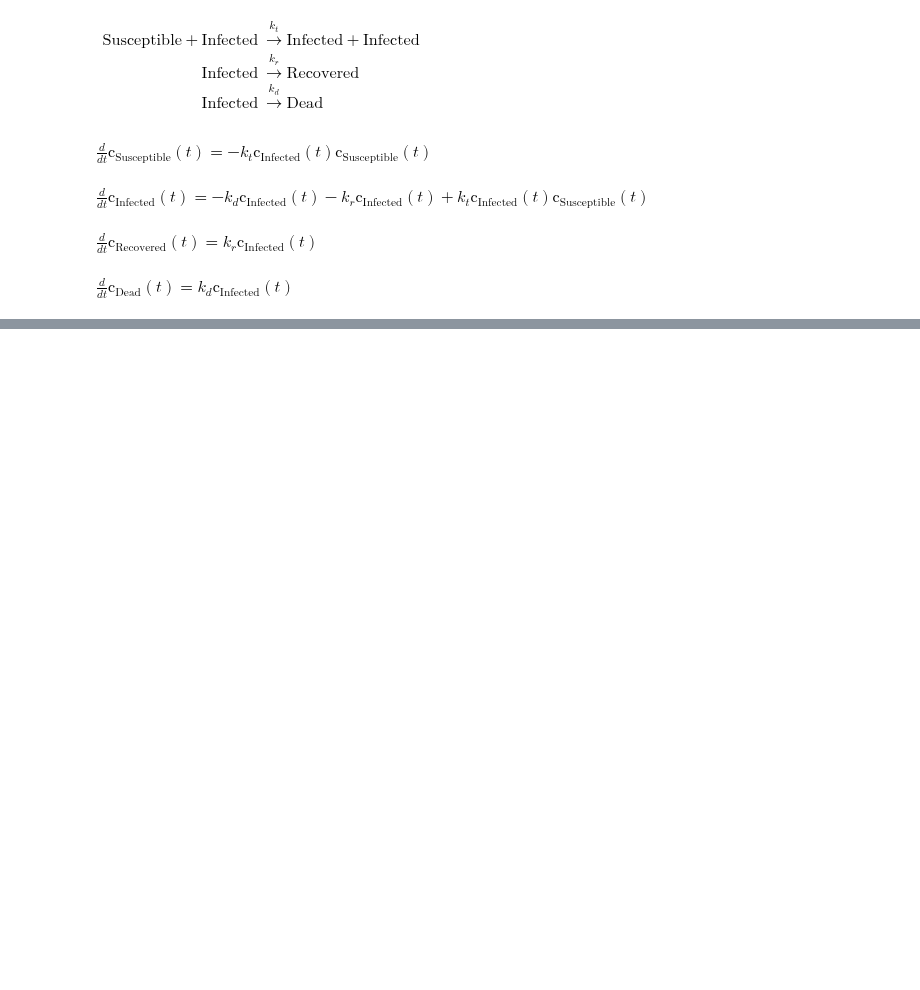
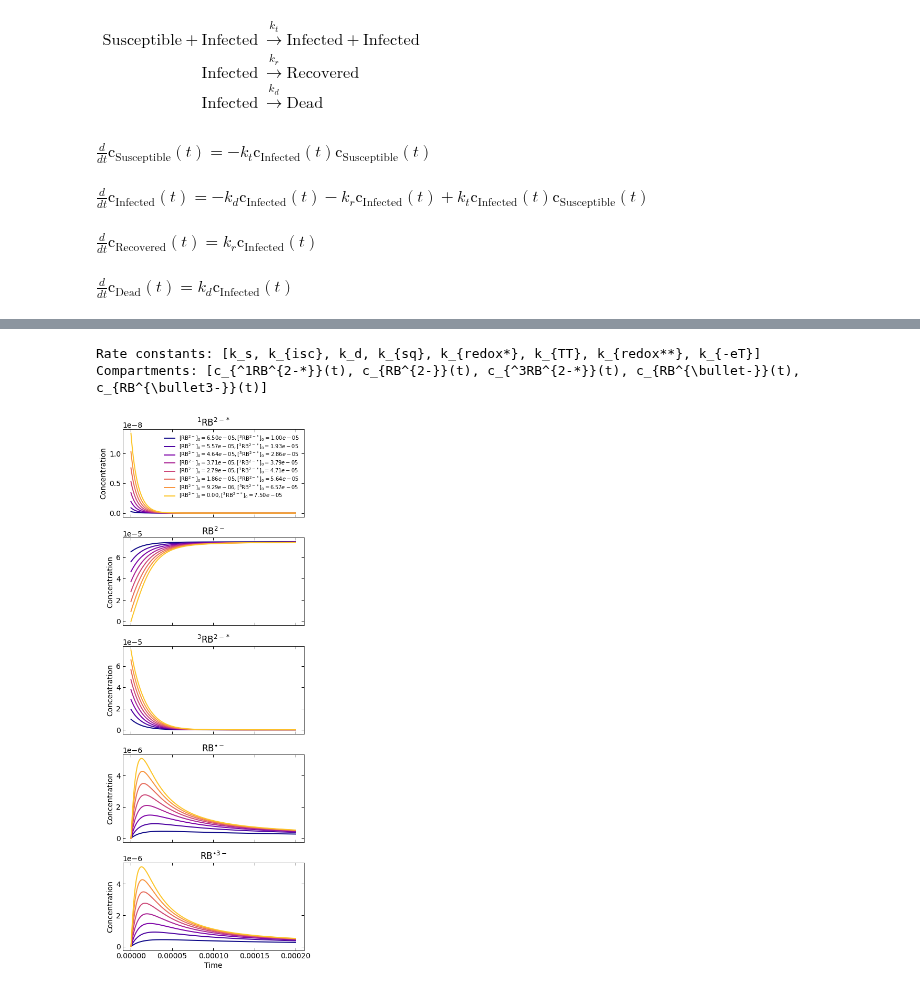
Before and after one commit to dmadea/Photo-Kinetic-Simulator, a Jupyter notebook: Simulator.ipynb, the cells around one changed output, grey strips where cells are left out. Saved outputs shown, nothing was run; the diff lists cells and outputs as text; code cells hidden in the pictures; blank space fills up the shorter version.

```diff
--- a/Simulator.ipynb
+++ b/Simulator.ipynb
@@ -137,0 +216,17 @@ NameError: name 'model' is not defined
+# %%
+# escape the backslash characters
+str_model = """
+^1RB^{2-*} --> RB^{2-}                                        // k_s  # singlet decay to ground state
+^1RB^{2-*} --> ^3RB^{2-*} --> RB^{2-}                         // k_{isc} ; k_d
+^3RB^{2-*} + RB^{2-} --> 2RB^{2-}                             // k_{sq}
+^3RB^{2-*} + RB^{2-} --> RB^{\\bullet -} + RB^{\\bullet 3-}   // k_{redox*}
+2^3RB^{2-*} --> ^1RB^{2-*}  + ^3RB^{2-*}                      // k_{TT}  # triplet-triplet annihilation
+2^3RB^{2-*} --> RB^{\\bullet -}  + RB^{\\bullet 3-}           // k_{redox**}
+RB^{\\bullet -}  + RB^{\\bullet 3-} --> 2 RB^{2-}             // k_{-eT}  # back electron transfer
+"""
+
+# instantiate the model
+model = PhotoKineticSymbolicModel.from_text(str_model)
+
+model.print_model()
+model.pprint_equations()
@@ -137,0 +249,26 @@ NameError: name 'model' is not defined
+# %%
+# print the order of rate constants and the compartment names in which they appear in the model
+print('Rate constants:', model.symbols['rate_constants'])
+print('Compartments:', model.symbols['compartments'])
+
+# parameters in MeCN, taken from https://pubs.rsc.org/en/content/articlelanding/2016/cp/c6cp01710j#!divAbstract
+fl_lifetime = 2380e-12  # fluorescence lifetime
+k_s_tot = 1/fl_lifetime  # total decay rate of the singlet state
+k_isc = 2.77e8  # rate of intersystem crossing
+phi_isc = k_isc / k_s_tot  # intersystem crossing quantum yield
+k_s_GS = (1 - phi_isc) * k_s_tot  # decay rate of singlet state to ground state
+
+rate_constants = [ k_s_GS, k_isc, 1.01e4, 7.63e8, 3.89e7, 9.98e8, 1.86e8, 1.03e10]
+
+c_tot = 75e-6  # total concentration of RB
+c_triplet = np.linspace(10e-6, c_tot, 8)  # various concentrations of triplet
+c_GS = c_tot - c_triplet
+initial_concentrations = [ 0, c_GS, c_triplet, 0, 0 ]
+
+# simulate the model, the model will simulated 8 times for 8 different GS and triplet
+# initial concentrations, total concentration of RB is kept constant
+model.simulate_model(rate_constants, initial_concentrations, t_max=2e-4, plot_separately=True)
+# %% [output]
+Rate constants: [k_s, k_{isc}, k_d, k_{sq}, k_{redox*}, k_{TT}, k_{redox**}, k_{-eT}]
+Compartments: [c_{^1RB^{2-*}}(t), c_{RB^{2-}}(t), c_{^3RB^{2-*}}(t), c_{RB^{\bullet-}}(t), c_{RB^{\bullet3-}}(t)]
+[figure, added]
```
Also changed, not shown: parts of 23 cells of this notebook, 1 other file.
